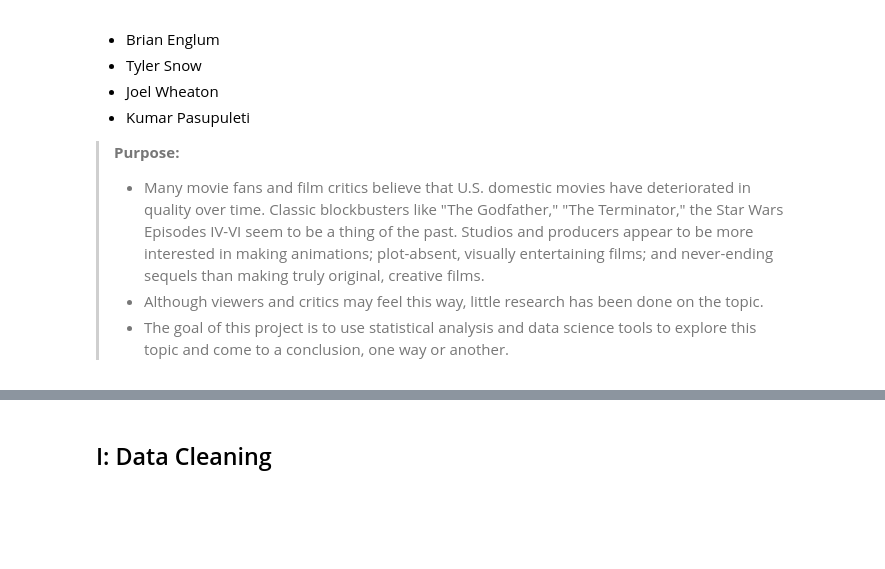
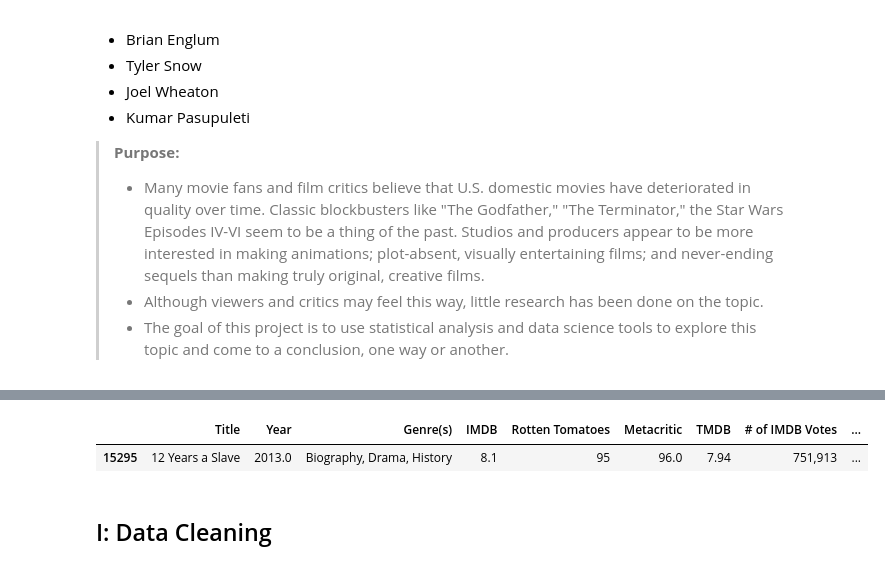
Before and after one commit to tsnow2010/DATA601, a Jupyter notebook: DATA601_Project1/src/main.ipynb, the cells around one changed output, grey strips where cells are left out. Saved outputs shown, nothing was run; the diff lists cells and outputs as text; code cells hidden in the pictures; blank space fills up the shorter version.

```diff
--- a/DATA601_Project1/src/main.ipynb
+++ b/DATA601_Project1/src/main.ipynb
@@ -31,3 +32,8 @@ df.sample(1)
+# %%
+df[df['Title']=='12 Years a Slave']
+# %% [output]
+|  | Title | Year | Genre(s) | IMDB | Rotten Tomatoes | Metacritic | TMDB | # of IMDB Votes | ... |
+| 15295 | 12 Years a Slave | 2013.0 | Biography, Drama, History | 8.1 | 95 | 96.0 | 7.94 | 751,913 | ... |
 # %% [markdown]
 ## I: Data Cleaning
 # %% [markdown]
```
Also changed, not shown: parts of 14 cells of this notebook, 1 other file.
